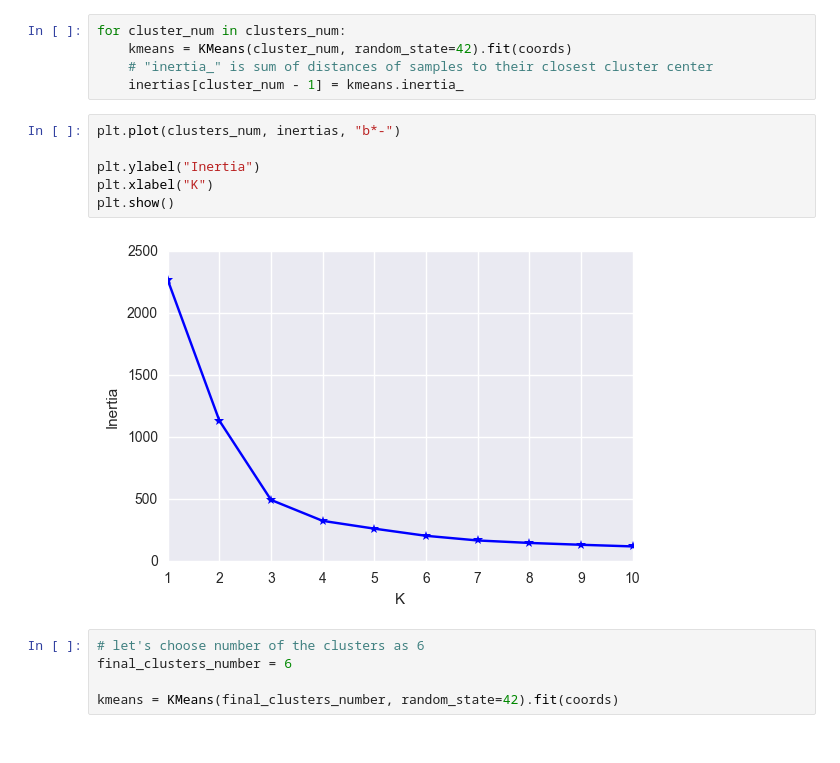
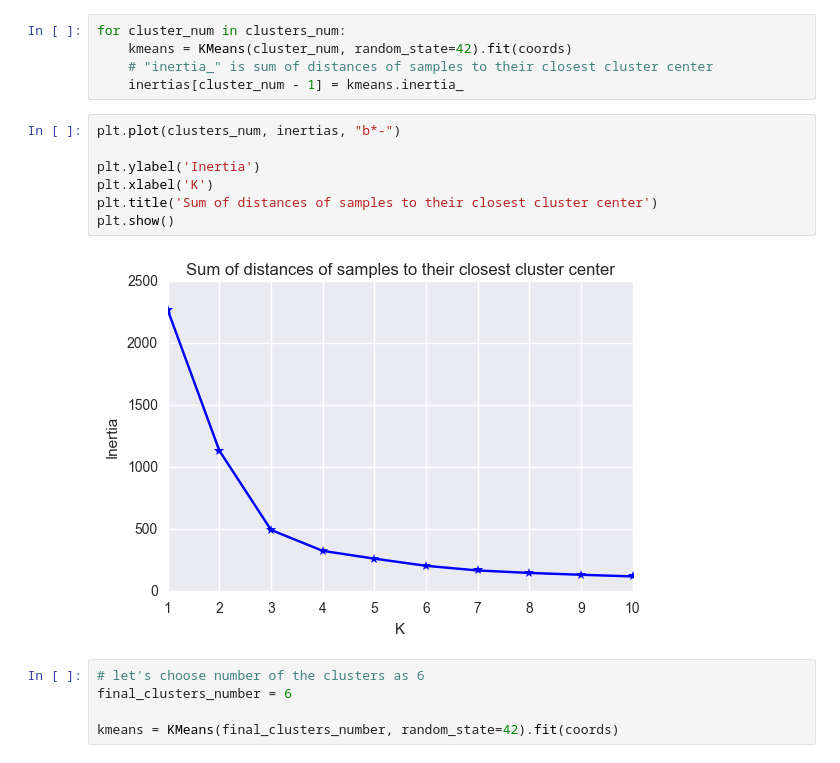
Before and after one commit to DanilBaibak/crash_planes, a Jupyter notebook: summaries_investigation.ipynb, the cells around one changed output. Saved outputs shown, nothing was run; the diff lists cells and outputs as text.

```diff
--- a/summaries_investigation.ipynb
+++ b/summaries_investigation.ipynb
@@ -125,11 +125,12 @@ for cluster_num in clusters_num:
 # %%
 plt.plot(clusters_num, inertias, "b*-")
 
-plt.ylabel("Inertia")
-plt.xlabel("K")
+plt.ylabel('Inertia')
+plt.xlabel('K')
+plt.title('Sum of distances of samples to their closest cluster center')
 plt.show()
 # %% [output]
-[figure, old version]
+[figure, new version]
 # %%
 # let's choose number of the clusters as 6
 final_clusters_number = 6
```
Also changed, not shown: parts of 13 cells of this notebook.
